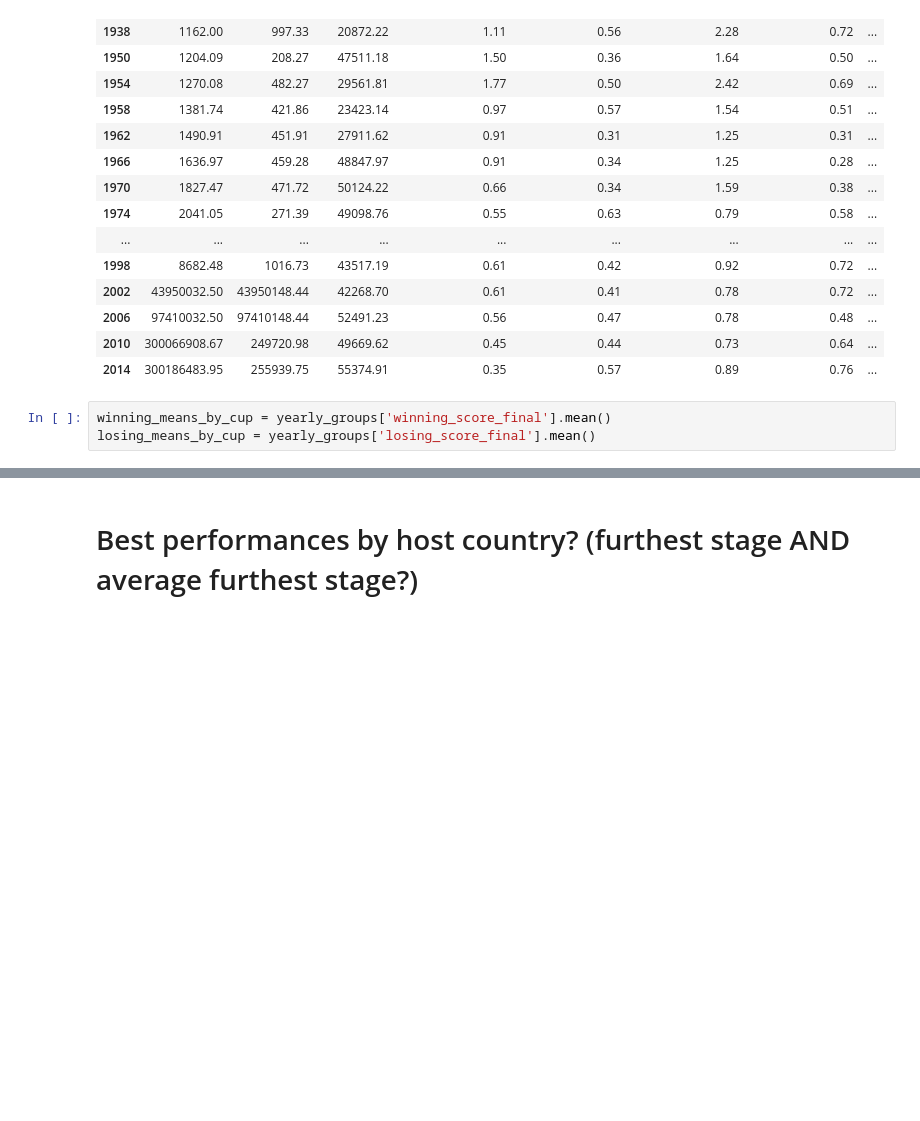
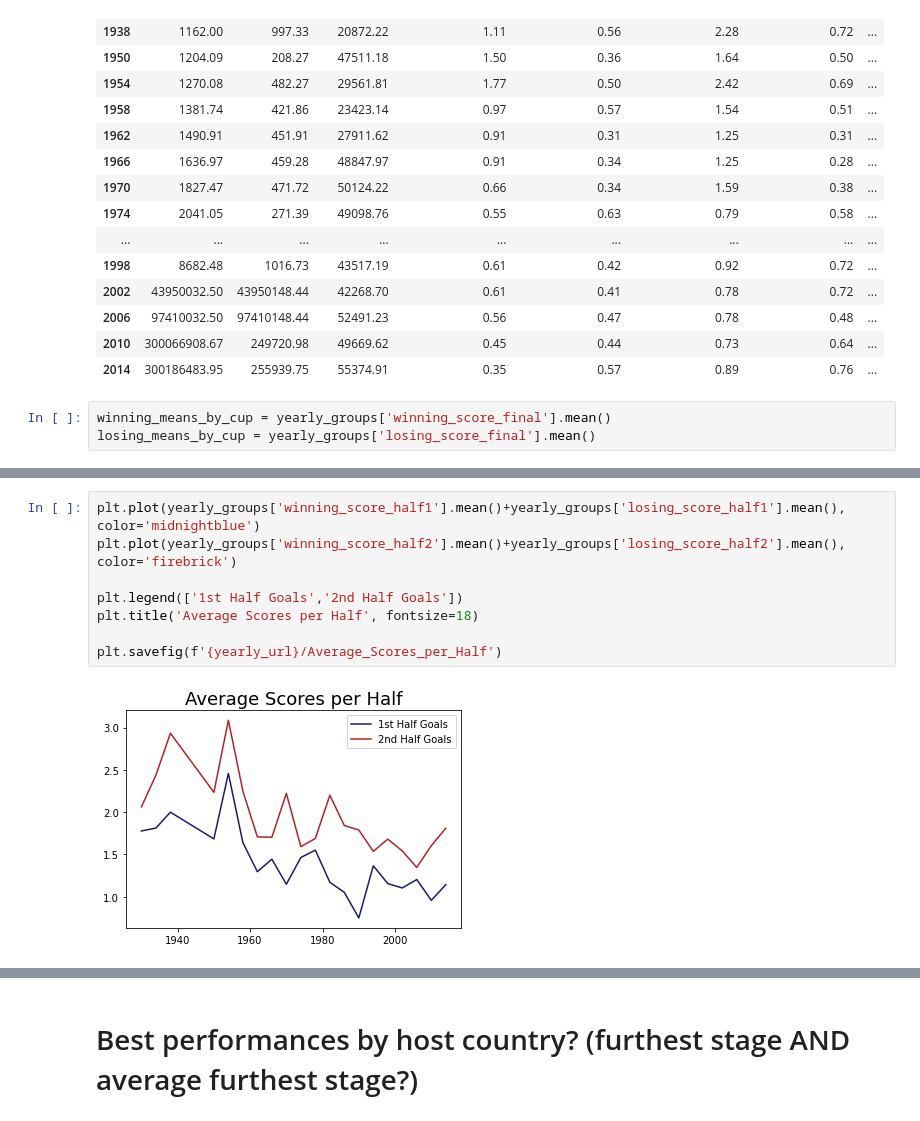
Before and after one commit to ian-zukowski/World_Cup_Analysis, a Jupyter notebook: World Cup Analysis.ipynb, the cells around one changed output, grey strips where cells are left out. Cells and saved outputs as stored; diff of their text form; blank space fills up the shorter version.

```diff
--- a/World Cup Analysis.ipynb
+++ b/World Cup Analysis.ipynb
@@ -248,0 +275,10 @@ plt.savefig(f'{yearly_url}/Average_Scores_by_Year')
+# %%
+plt.plot(yearly_groups['winning_score_half1'].mean()+yearly_groups['losing_score_half1'].mean(), color='midnightblue')
+plt.plot(yearly_groups['winning_score_half2'].mean()+yearly_groups['losing_score_half2'].mean(), color='firebrick')
+
+plt.legend(['1st Half Goals','2nd Half Goals'])
+plt.title('Average Scores per Half', fontsize=18)
+
+plt.savefig(f'{yearly_url}/Average_Scores_per_Half')
+# %% [output]
+[figure, added]
```
Also changed, not shown: parts of 20 cells of this notebook, 5 other files.
